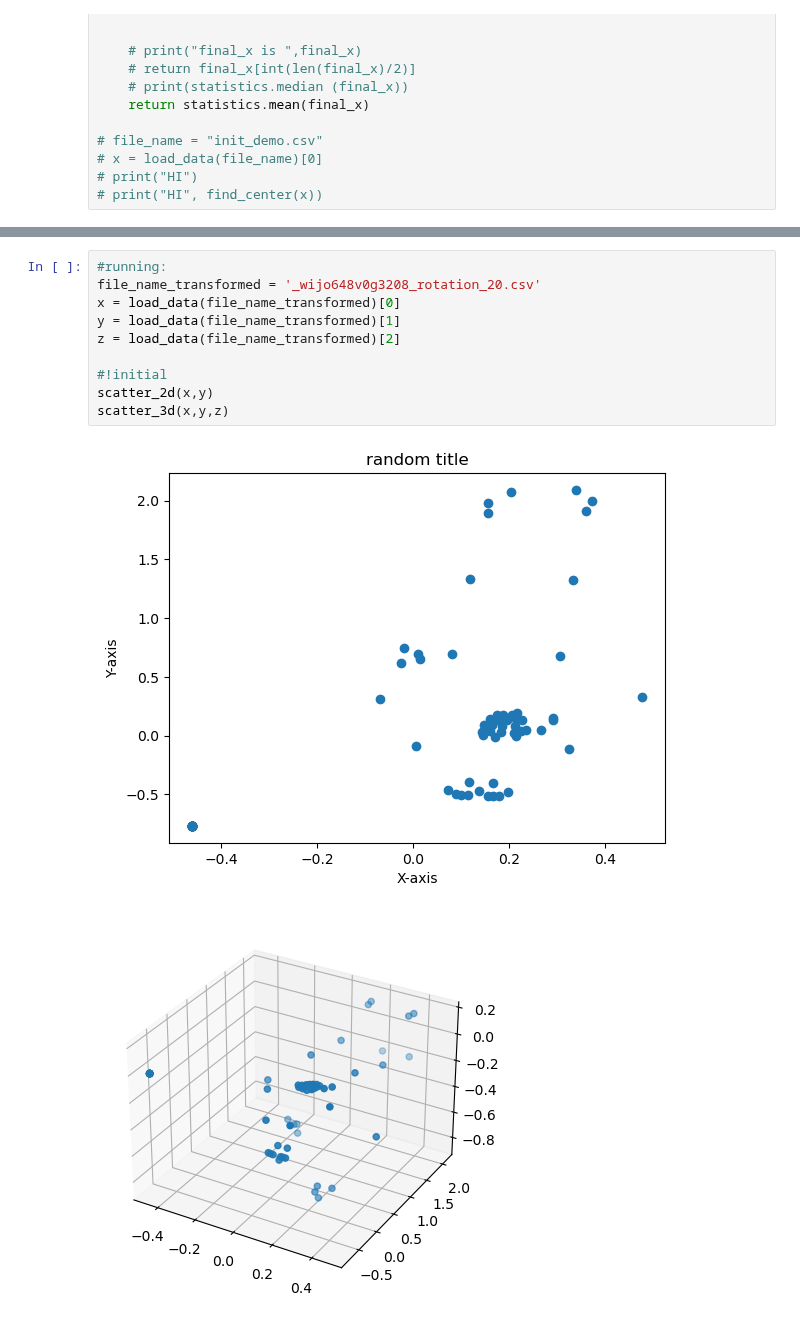
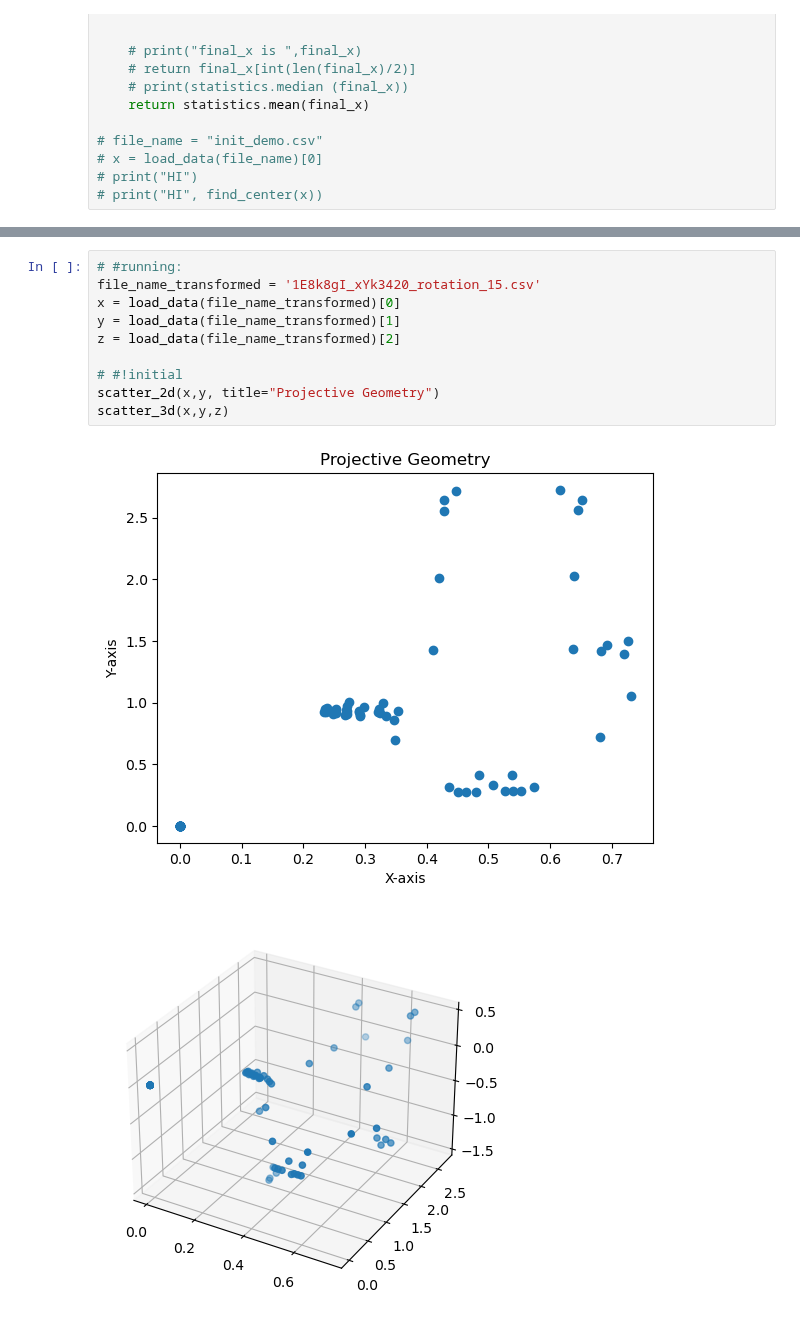
Before and after one commit to alys28/ASL-words-translator, a Jupyter notebook: data_augmentation/data_visualization.ipynb, the cells around one changed output, grey strips where cells are left out. Drawn from its saved outputs; the diff is of its cells as text.

Commit message:
data visualization:

```diff
--- a/data_augmentation/data_visualization.ipynb
+++ b/data_augmentation/data_visualization.ipynb
@@ -115,13 +115,13 @@ scatter_3d(x,y,z)
 # %%
-#running:
-file_name_transformed = '_wijo648v0g3208_rotation_20.csv'
+# #running:
+file_name_transformed = '1E8k8gI_xYk3420_rotation_15.csv'
 x = load_data(file_name_transformed)[0]
 y = load_data(file_name_transformed)[1]
 z = load_data(file_name_transformed)[2]
 
-#!initial
-scatter_2d(x,y)
+# #!initial
+scatter_2d(x,y, title="Projective Geometry")
 scatter_3d(x,y,z)
 # %% [output]
-[figure, old version]
+[figure, new version]
-[figure, old version]
+[figure, new version]
```
Also changed, not shown: parts of 1 cell of this notebook, 6 other files.
